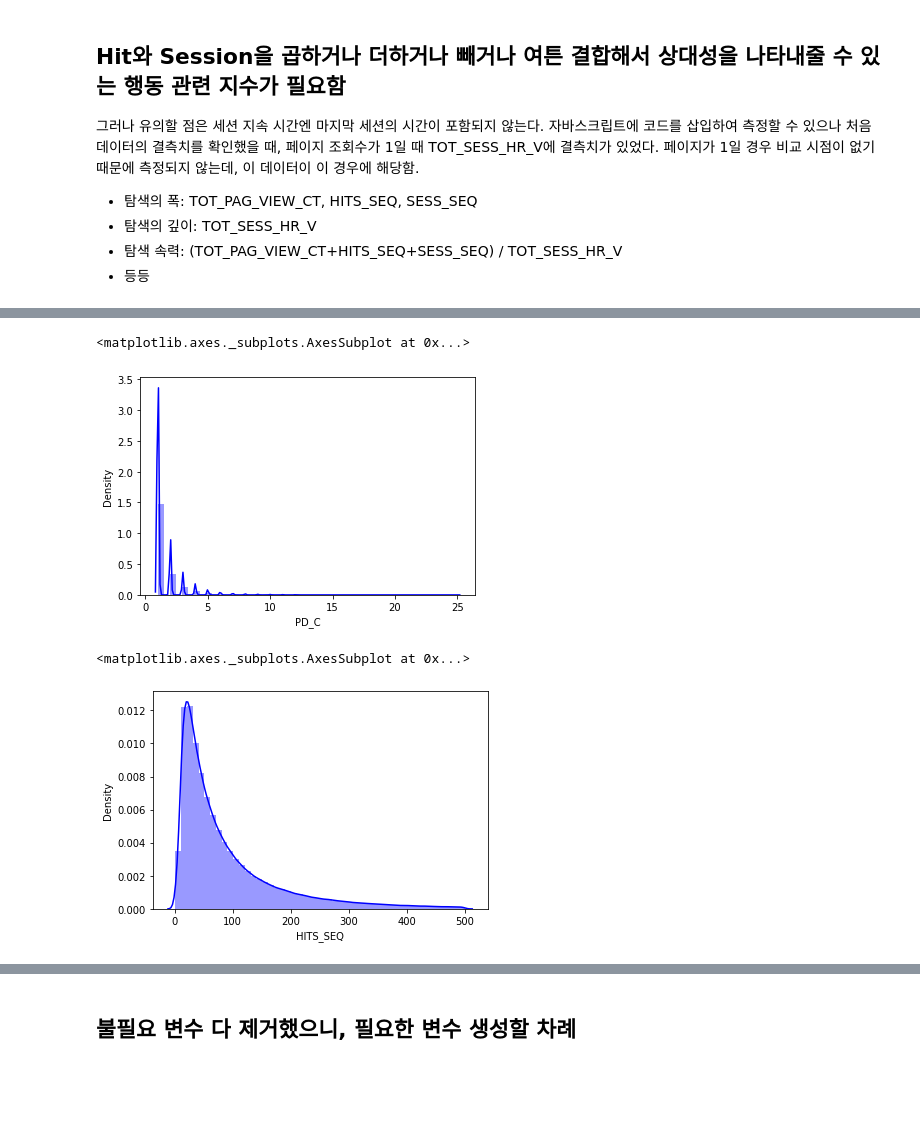
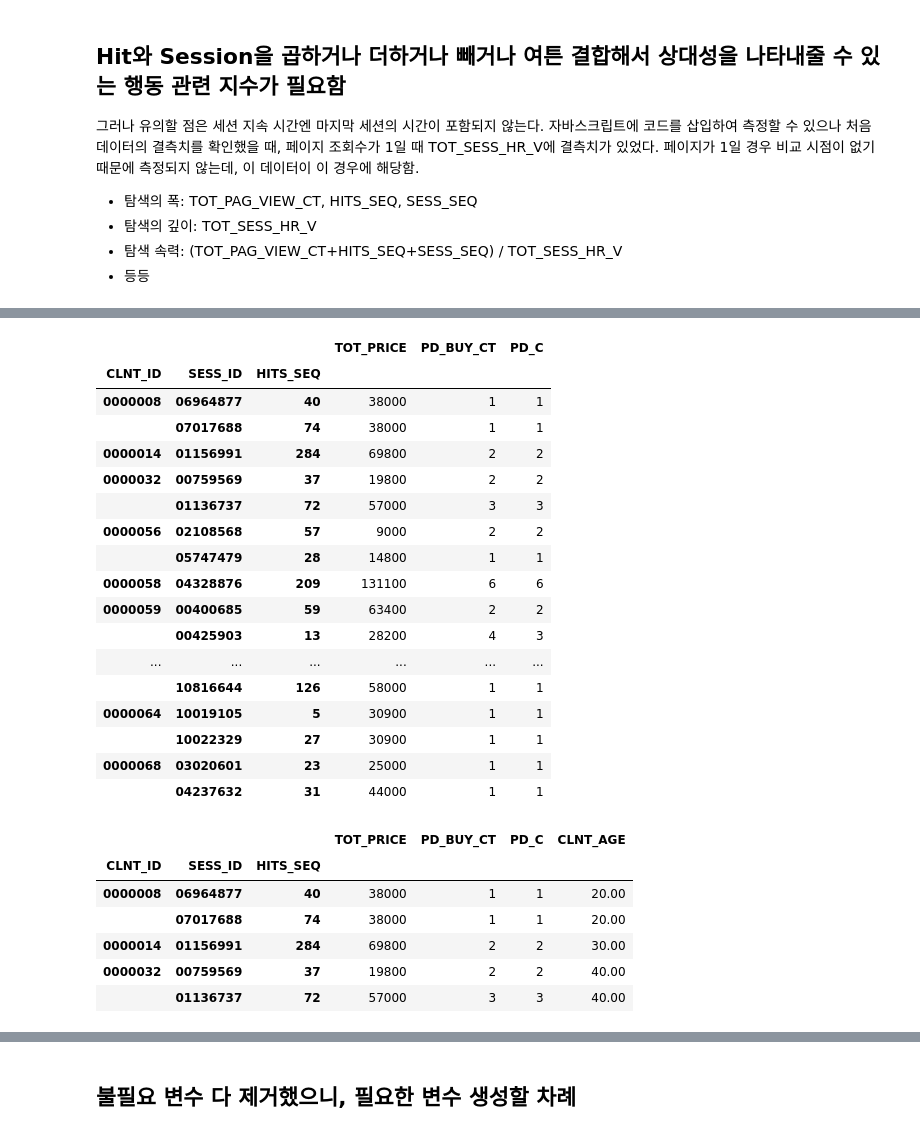
Before and after one commit to chldnjstjr/Lpoint, a Jupyter notebook: Preprocessing.ipynb, the cells around one changed output, grey strips where cells are left out. Saved outputs shown, nothing was run; the diff lists cells and outputs as text; code cells hidden in the pictures; blank space fills up the shorter version.

```diff
--- a/Preprocessing.ipynb
+++ b/Preprocessing.ipynb
@@ -428,6 +438,6 @@ prdmcs[sseq_1]
 - 등등
 # %%
 prdmcs_aa = prdmcs.groupby(['CLNT_ID', 'SESS_ID', 'HITS_SEQ']).sum()[['TOT_PRICE','PD_BUY_CT']]
-prdmcs_aa.reset_index(level=['HITS_SEQ'], inplace = True)
+#prdmcs_aa.reset_index(level=['HITS_SEQ'], inplace = True)
 prdmcs_aa.head(20)
 # %% [output]
@@ -488,11 +491,33 @@ plt.show()
-# %%
-sns.distplot(prdmcs_group['PD_C'], color="blue", label="한 번의 구매 당 상품 개수")
-# %% [output]
-<matplotlib.axes._subplots.AxesSubplot at 0x...>
-[figure, removed]
-# %%
-#Hits의 분포 시각화
-sns.distplot(prdmcs['HITS_SEQ'], color="blue", label="HITS_SEQ")
-# %% [output]
-<matplotlib.axes._subplots.AxesSubplot at 0x...>
-[figure, removed]
+# %%
+prdmcs_group2 = pd.merge(prdmcs_aa, prdmcs_group.loc[:,['PD_C']], how='left', on=['CLNT_ID', 'SESS_ID','HITS_SEQ'])
+prdmcs_group2.head(20)
+# %% [output]
+|  |  |  | TOT_PRICE | PD_BUY_CT | PD_C |
+| CLNT_ID | SESS_ID | HITS_SEQ |  |  |  |
+| 0000008 | 06964877 | 40 | 38000 | 1 | 1 |
+|  | 07017688 | 74 | 38000 | 1 | 1 |
+| 0000014 | 01156991 | 284 | 69800 | 2 | 2 |
+| 0000032 | 00759569 | 37 | 19800 | 2 | 2 |
+|  | 01136737 | 72 | 57000 | 3 | 3 |
+| 0000056 | 02108568 | 57 | 9000 | 2 | 2 |
+|  | 05747479 | 28 | 14800 | 1 | 1 |
+| 0000058 | 04328876 | 209 | 131100 | 6 | 6 |
+| 0000059 | 00400685 | 59 | 63400 | 2 | 2 |
+|  | 00425903 | 13 | 28200 | 4 | 3 |
+| ... | ... | ... | ... | ... | ... |
+|  | 10816644 | 126 | 58000 | 1 | 1 |
+| 0000064 | 10019105 | 5 | 30900 | 1 | 1 |
+|  | 10022329 | 27 | 30900 | 1 | 1 |
+| 0000068 | 03020601 | 23 | 25000 | 1 | 1 |
+|  | 04237632 | 31 | 44000 | 1 | 1 |
+# %%
+prdmcs_group3 = pd.merge(prdmcs_group2,  prdmcs_bb.loc[:,['CLNT_AGE']], how='left', on=['CLNT_ID', 'SESS_ID', 'HITS_SEQ'])
+prdmcs_group3.head()
+# %% [output]
+|  |  |  | TOT_PRICE | PD_BUY_CT | PD_C | CLNT_AGE |
+| CLNT_ID | SESS_ID | HITS_SEQ |  |  |  |  |
+| 0000008 | 06964877 | 40 | 38000 | 1 | 1 | 20.00 |
+|  | 07017688 | 74 | 38000 | 1 | 1 | 20.00 |
+| 0000014 | 01156991 | 284 | 69800 | 2 | 2 | 30.00 |
+| 0000032 | 00759569 | 37 | 19800 | 2 | 2 | 40.00 |
+|  | 01136737 | 72 | 57000 | 3 | 3 | 40.00 |
```
Also changed, not shown: parts of 15 cells of this notebook.
